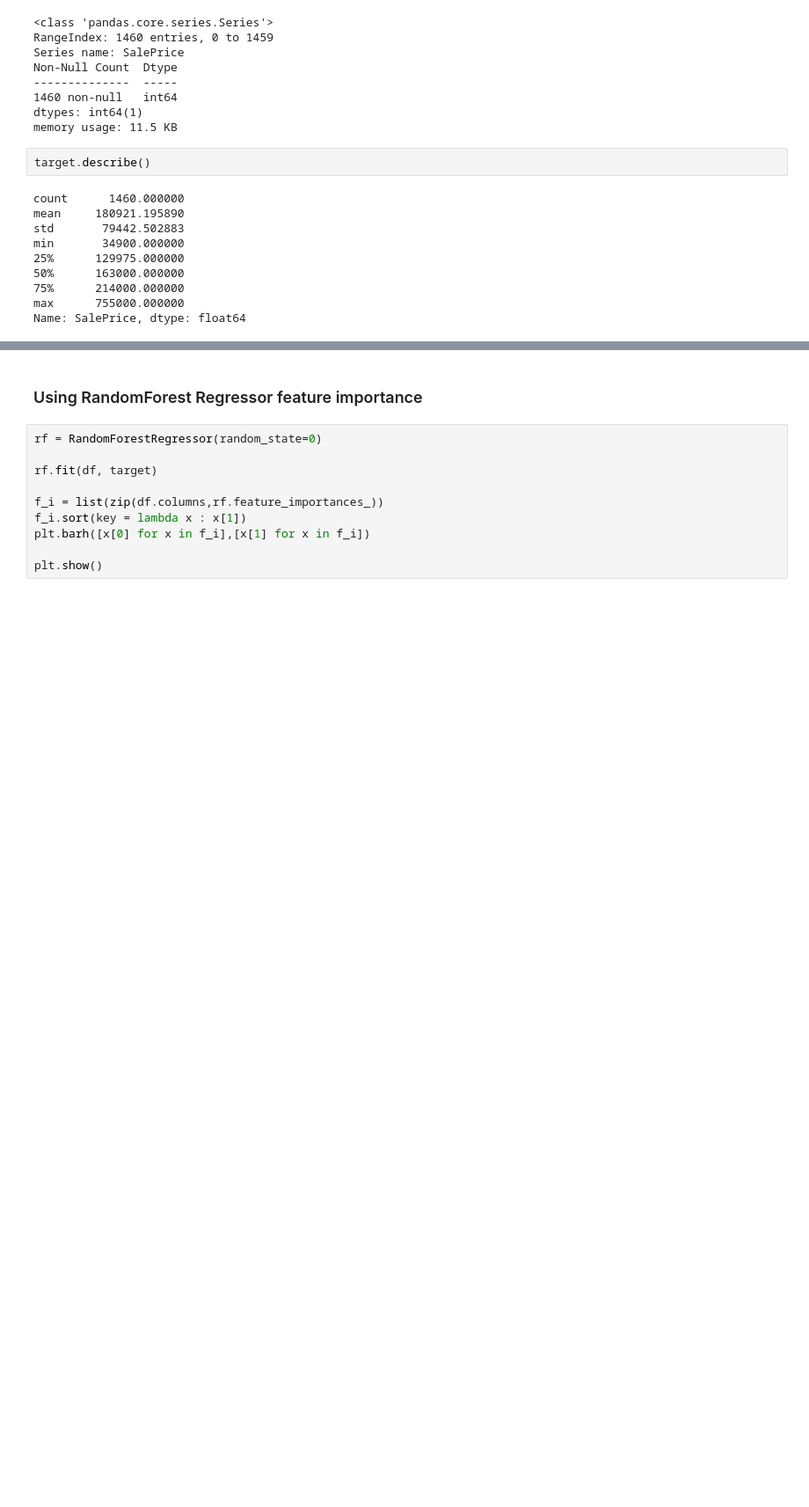
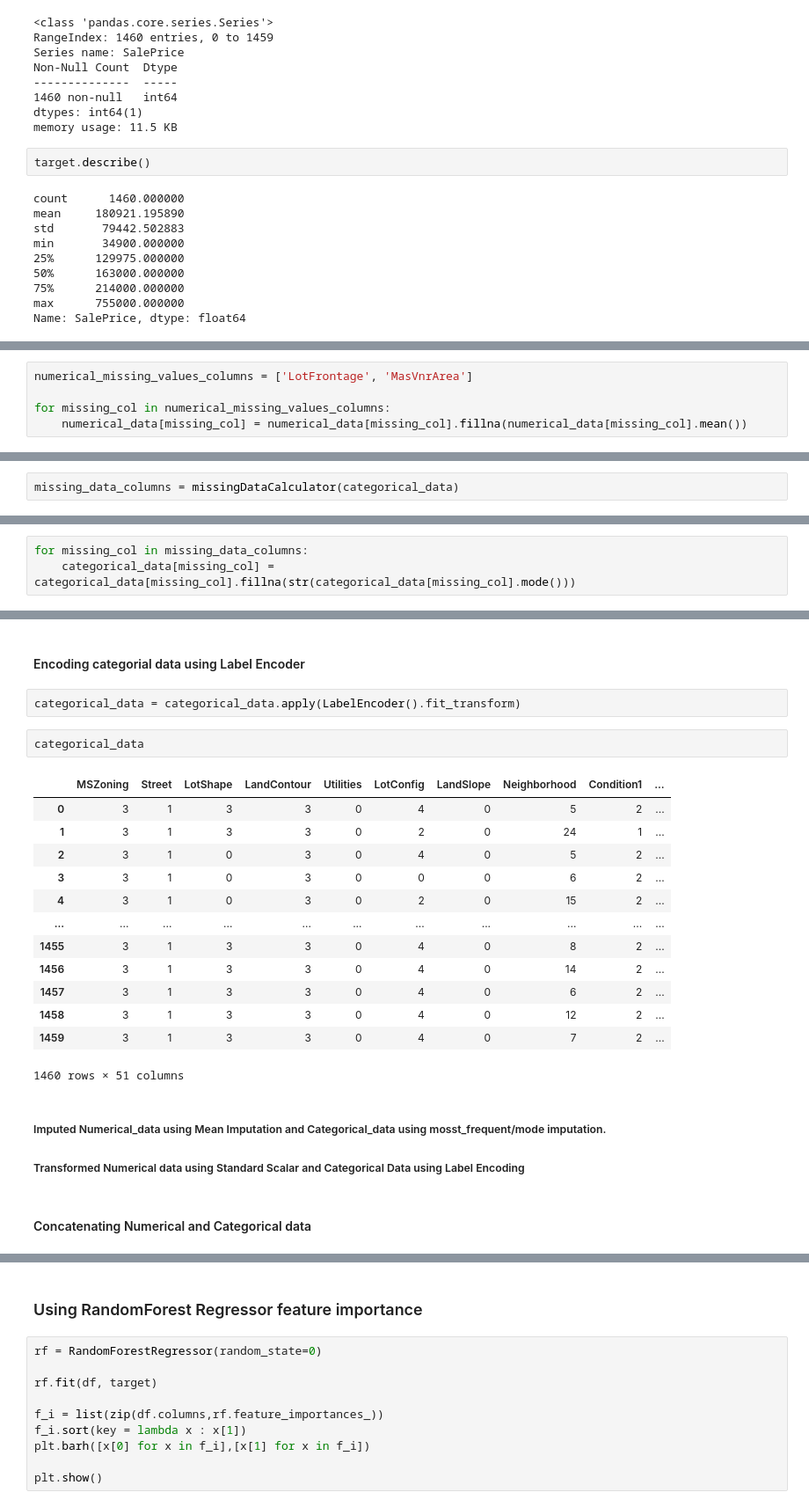
Before and after one commit to Prash099/dsp-prashanth-raghavendra-rao, a Jupyter notebook: notebooks/4_house-prices-modeling.ipynb, the cells around one changed output, grey strips where cells are left out. Shown at 88% size. Saved outputs shown, nothing was run; the diff lists cells and outputs as text; blank space fills up the shorter version.

```diff
--- a/notebooks/4_house-prices-modeling.ipynb
+++ b/notebooks/4_house-prices-modeling.ipynb
@@ -141,0 +311,5 @@ Name: SalePrice, dtype: float64
+# %%
+numerical_missing_values_columns = ['LotFrontage', 'MasVnrArea']
+
+for missing_col in numerical_missing_values_columns:
+    numerical_data[missing_col] = numerical_data[missing_col].fillna(numerical_data[missing_col].mean())
@@ -141,0 +355,2 @@ Name: SalePrice, dtype: float64
+# %%
+missing_data_columns = missingDataCalculator(categorical_data)
@@ -141,0 +379,3 @@ Name: SalePrice, dtype: float64
+# %%
+for missing_col in missing_data_columns:
+    categorical_data[missing_col] = categorical_data[missing_col].fillna(str(categorical_data[missing_col].mode()))
@@ -141,0 +390,25 @@ Name: SalePrice, dtype: float64
+# %% [markdown]
+#### Encoding categorial data using Label Encoder
+# %%
+categorical_data = categorical_data.apply(LabelEncoder().fit_transform)
+# %%
+categorical_data
+# %% [output]
+|  | MSZoning | Street | LotShape | LandContour | Utilities | LotConfig | LandSlope | Neighborhood | Condition1 | ... |
+| 0 | 3 | 1 | 3 | 3 | 0 | 4 | 0 | 5 | 2 | ... |
+| 1 | 3 | 1 | 3 | 3 | 0 | 2 | 0 | 24 | 1 | ... |
+| 2 | 3 | 1 | 0 | 3 | 0 | 4 | 0 | 5 | 2 | ... |
+| 3 | 3 | 1 | 0 | 3 | 0 | 0 | 0 | 6 | 2 | ... |
+| 4 | 3 | 1 | 0 | 3 | 0 | 2 | 0 | 15 | 2 | ... |
+| ... | ... | ... | ... | ... | ... | ... | ... | ... | ... | ... |
+| 1455 | 3 | 1 | 3 | 3 | 0 | 4 | 0 | 8 | 2 | ... |
+| 1456 | 3 | 1 | 3 | 3 | 0 | 4 | 0 | 14 | 2 | ... |
+| 1457 | 3 | 1 | 3 | 3 | 0 | 4 | 0 | 6 | 2 | ... |
+| 1458 | 3 | 1 | 3 | 3 | 0 | 4 | 0 | 12 | 2 | ... |
+| 1459 | 3 | 1 | 3 | 3 | 0 | 4 | 0 | 7 | 2 | ... |
+1460 rows × 51 columns
+# %% [markdown]
+##### Imputed Numerical_data using Mean Imputation and Categorical_data using mosst_frequent/mode imputation.
+##### Transformed Numerical data using Standard Scalar and Categorical Data using Label Encoding
+# %% [markdown]
+#### Concatenating Numerical and Categorical data
```
Also changed, not shown: parts of 48 cells of this notebook.
